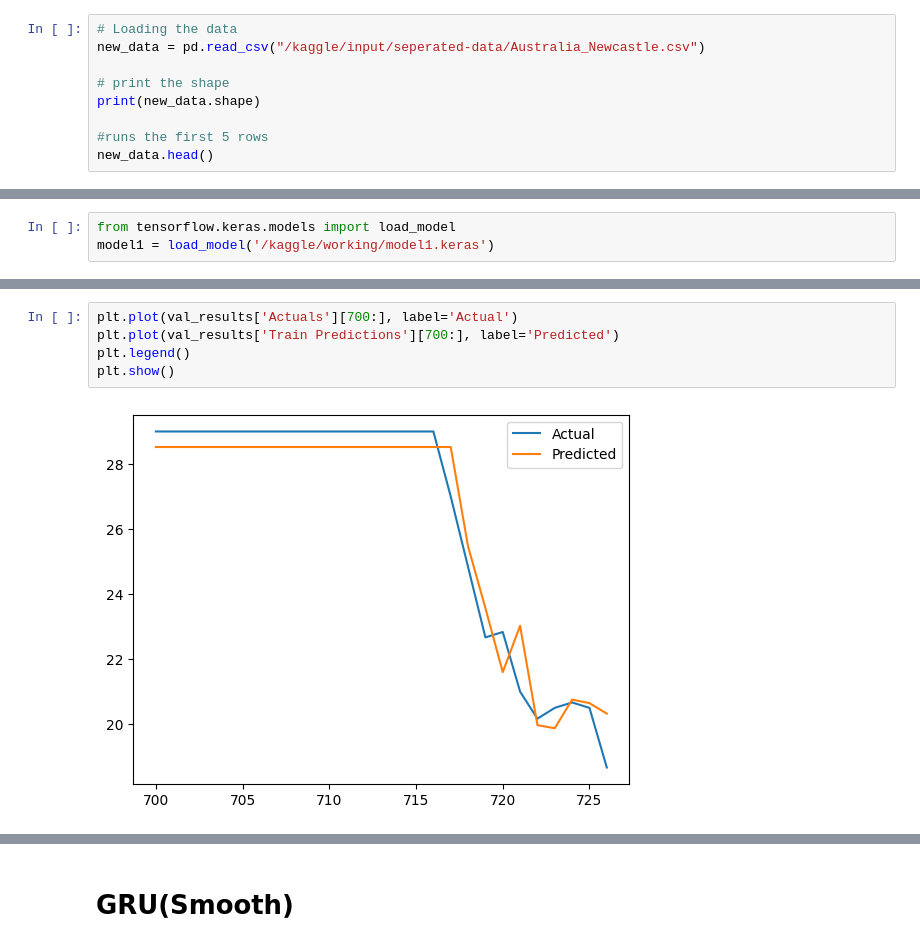
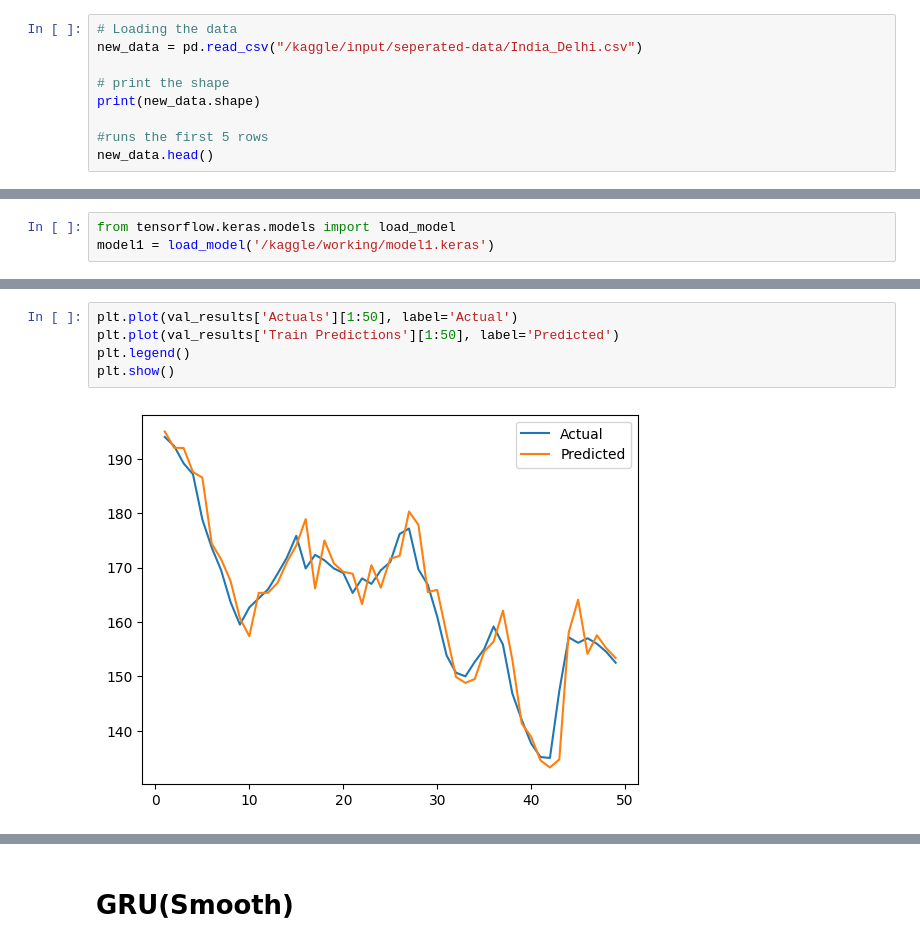
Before and after one commit to TahmidaMajumder/Final_Year_Project, a Jupyter notebook: 5-2-deep-learning-model-new-smooth.ipynb, the cells around one changed output, grey strips where cells are left out. Saved outputs shown, nothing was run; the diff lists cells and outputs as text.

Commit message:
Kaggle Notebook | 5.5. Delhi_DL_AQI_smooth | Version 4

```diff
--- a/5-2-deep-learning-model-new-smooth.ipynb
+++ b/5-2-deep-learning-model-new-smooth.ipynb
@@ -17,7 +17,7 @@ warnings.simplefilter(action='ignore', category=FutureWarning)
 # **1. Loading Dataset**
 # %%
 # Loading the data
-new_data = pd.read_csv("/kaggle/input/seperated-data/Australia_Newcastle.csv")
+new_data = pd.read_csv("/kaggle/input/seperated-data/India_Delhi.csv")
 
 # print the shape
 print(new_data.shape)
@@ -543,10 +543,10 @@ val_results
 # %%
-plt.plot(val_results['Actuals'][700:], label='Actual')
-plt.plot(val_results['Train Predictions'][700:], label='Predicted')
+plt.plot(val_results['Actuals'][1:50], label='Actual')
+plt.plot(val_results['Train Predictions'][1:50], label='Predicted')
 plt.legend()
 plt.show()
 # %% [output]
-[figure, old version]
+[figure, new version]
 # %%
 test_predictions = model1.predict(X_test1).flatten()
 test_results = pd.DataFrame(data={'Train Predictions':test_predictions, 'Actuals':y_test1})
```
Also changed, not shown: parts of 52 cells of this notebook.
